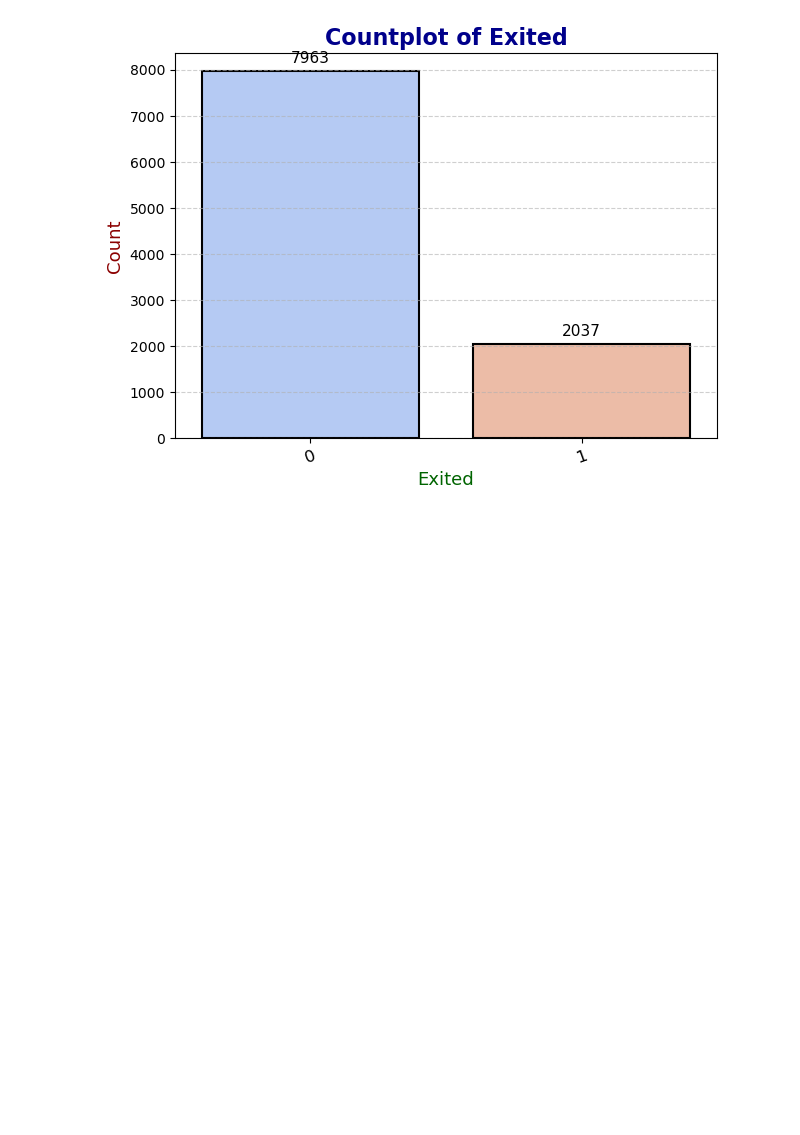
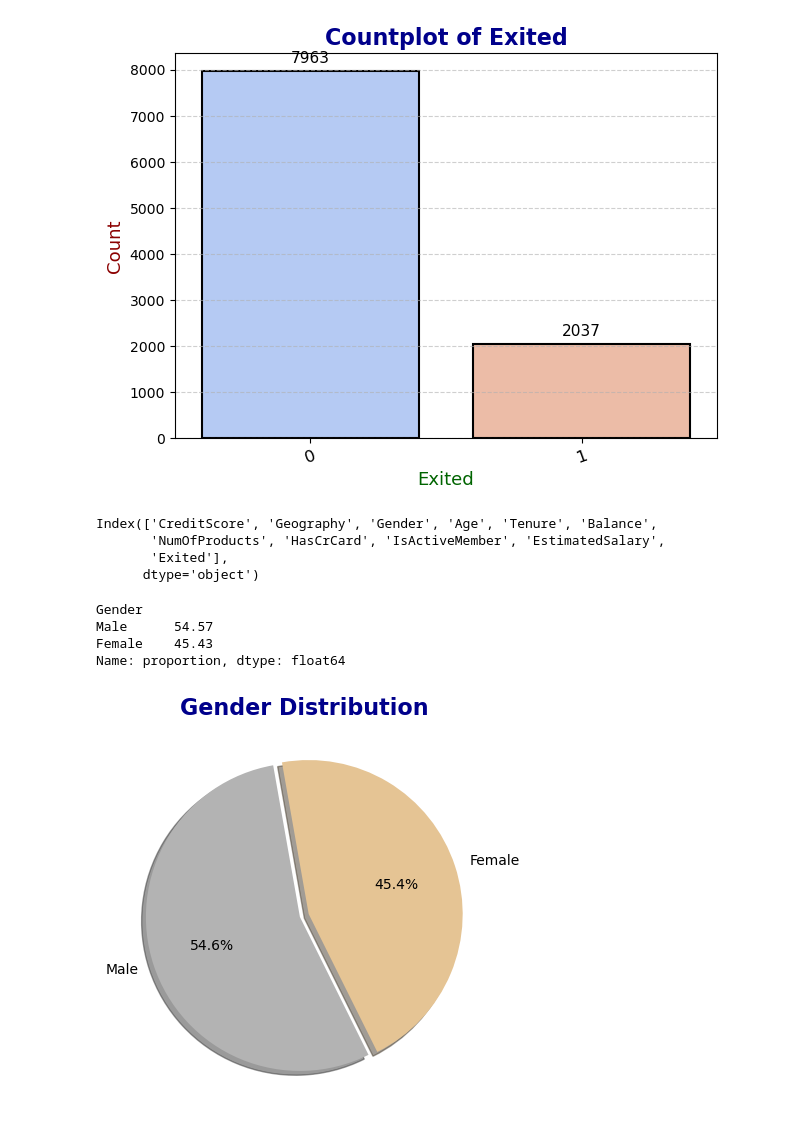
Before and after one commit to dinislamweb/Bank-Customer-Churn-Using-ANN, a Jupyter notebook: Bank Customer Churn using ANN.ipynb, the cells around one changed output. Cells and saved outputs as stored; diff of their text form; code cells hidden in the pictures; blank space fills up the shorter version.

Commit message:
gender and geography value counts and visualize for better understanding the data

```diff
--- a/Bank Customer Churn using ANN.ipynb
+++ b/Bank Customer Churn using ANN.ipynb
@@ -120,3 +120,39 @@ plt.grid(axis="y", linestyle="--", alpha=0.6)
 plt.show()
 # %% [output]
 [figure]
+# %%
+df.columns
+# %% [output]
+Index(['CreditScore', 'Geography', 'Gender', 'Age', 'Tenure', 'Balance',
+       'NumOfProducts', 'HasCrCard', 'IsActiveMember', 'EstimatedSalary',
+       'Exited'],
+      dtype='object')
+# %%
+# Gender
+df['Gender'].value_counts(normalize=True)*100
+# %% [output]
+Gender
+Male      54.57
+Female    45.43
+Name: proportion, dtype: float64
+# %%
+# Pie chart for gender
+# Gender counts in percentage
+gender_counts = df['Gender'].value_counts(normalize=True) * 100
+
+# Pie chart
+plt.figure(figsize=(5,5))
+plt.pie(
+    gender_counts,
+    labels=gender_counts.index,
+    autopct='%1.1f%%',        # percentage format
+    startangle=100,           # rotation for better view
+    colors=plt.cm.Set2_r(range(len(gender_counts))),  # attractive viridis palette
+    explode=[0.03]*len(gender_counts),   # slight separation for each slice
+    shadow=True               # add shadow effect
+)
+
+plt.title("Gender Distribution", fontsize=16, fontweight="bold", color="darkblue")
+plt.show()
+# %% [output]
+[figure, added]
```
Also changed, not shown: parts of 5 cells of this notebook.
